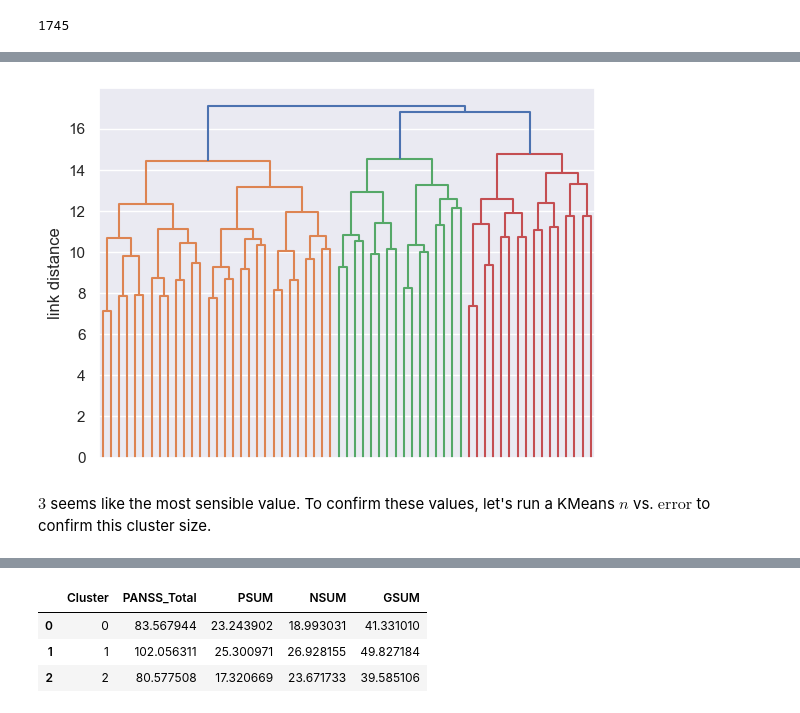
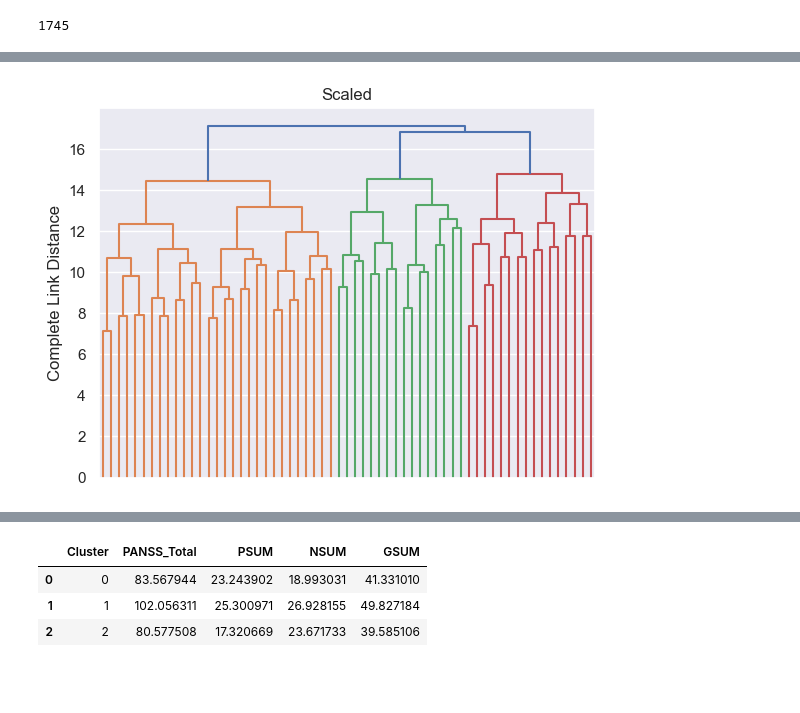
Before and after one commit to AlistairKeiller/STATS-202-final, a Jupyter notebook: final.ipynb, the cells around one changed output, grey strips where cells are left out. Saved outputs shown, nothing was run; the diff lists cells and outputs as text; code cells hidden in the pictures; blank space fills up the shorter version.

```diff
--- a/final.ipynb
+++ b/final.ipynb
@@ -243,14 +282,13 @@ Now we can run a highirichical clustering to create a dendrogram since our datas
 # %%
 dendrogram(
     linkage(scaled_numerical_first_day_passed_data, method="complete"),
     truncate_mode="level",
     p=5,
     no_labels=True,
     color_threshold=16,
 )
-plt.ylabel("link distance")
+plt.title("Scaled")
+plt.ylabel("Complete Link Distance")
 plt.show()
 # %% [output]
-[figure, old version]
+[figure, new version]
-# %% [markdown]
-$3$ seems like the most sensible value. To confirm these values, let's run a KMeans $n$ vs. $\text{error}$ to confirm this cluster size.
```
Also changed, not shown: parts of 21 cells of this notebook.
